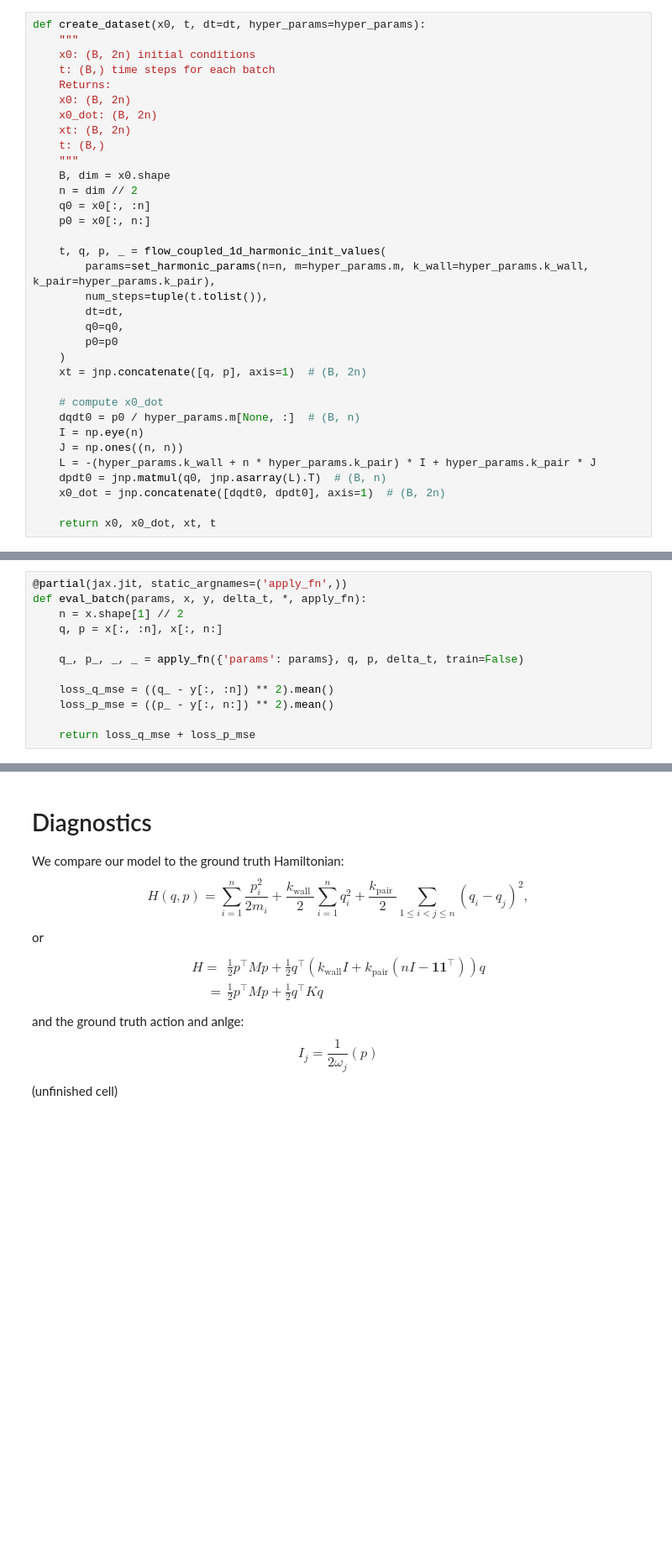
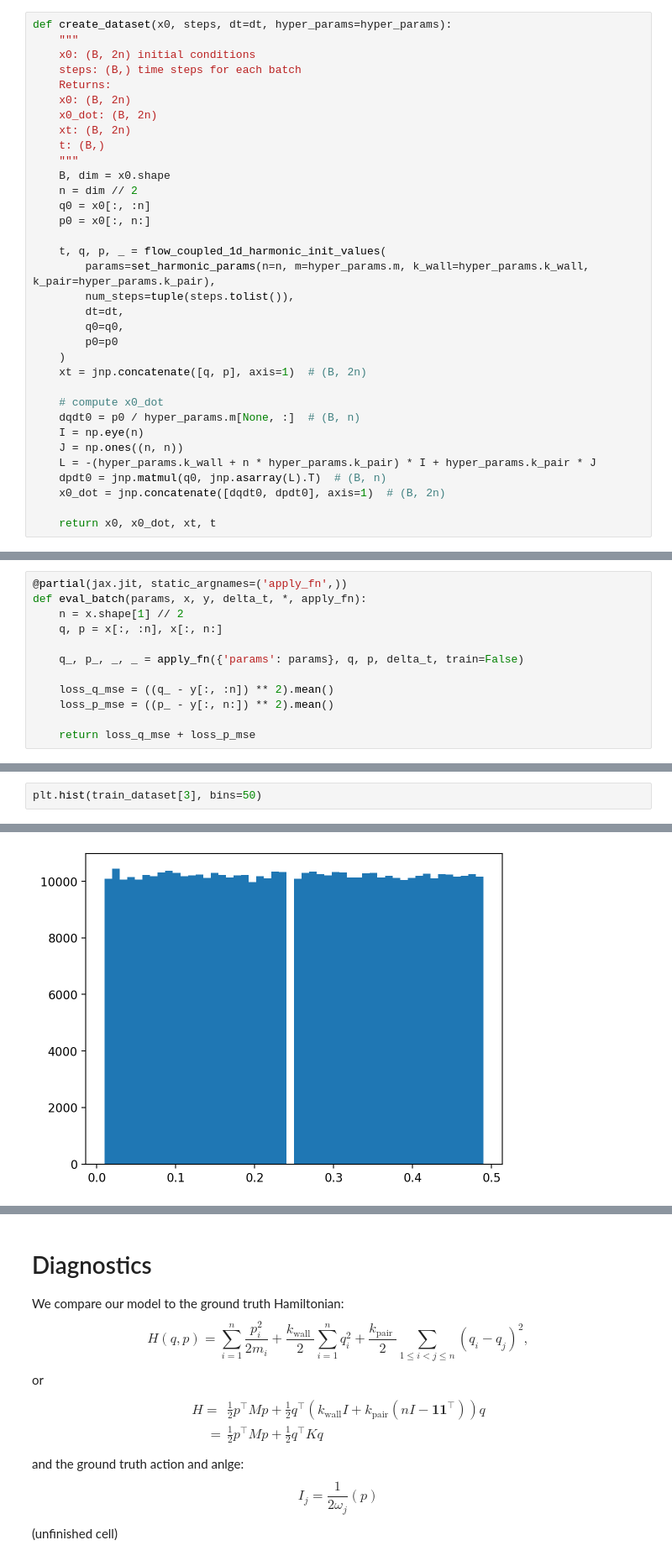
Before and after one commit to shkamiya/ActionAngleNetworks, a Jupyter notebook: notebooks/e2025_1031_hhn_vs_aan.ipynb, the cells around one changed output, grey strips where cells are left out. Shown at 84% size. Cells and saved outputs as stored; diff of their text form; blank space fills up the shorter version.

```diff
--- a/notebooks/e2025_1031_hhn_vs_aan.ipynb
+++ b/notebooks/e2025_1031_hhn_vs_aan.ipynb
@@ -317,10 +314,10 @@ To create such a dataset (technically, a finite subset of the dataset define abo
 #hyper_params = set_harmonic_params(n=n, m=m, k_wall=k_wall, k_pair=k_pair)
 hyper_params = set_harmonic_params(n=n, m=m[:n], k_wall=k_wall, k_pair=k_pair)
 # %%
-def create_dataset(x0, t, dt=dt, hyper_params=hyper_params):
+def create_dataset(x0, steps, dt=dt, hyper_params=hyper_params):
     """
     x0: (B, 2n) initial conditions
-    t: (B,) time steps for each batch
+    steps: (B,) time steps for each batch
     Returns:
     x0: (B, 2n)
     x0_dot: (B, 2n)
@@ -334,7 +331,7 @@ def create_dataset(x0, t, dt=dt, hyper_params=hyper_params):
 
     t, q, p, _ = flow_coupled_1d_harmonic_init_values(
         params=set_harmonic_params(n=n, m=hyper_params.m, k_wall=hyper_params.k_wall, k_pair=hyper_params.k_pair),
-        num_steps=tuple(t.tolist()),
+        num_steps=tuple(steps.tolist()),
         dt=dt,
         q0=q0,
         p0=p0
@@ -687,0 +699,3 @@ Array([[0.]], dtype=float32)
+# %%
+plt.hist(train_dataset[3], bins=50)
+# %% [output]
@@ -688,3 +721,4 @@ Array([[0.]], dtype=float32)
+[figure, added]
 # %%
 
 # --- 真値 vs モデル予測（同一初期値）---
```
Also changed, not shown: parts of 60 cells of this notebook.
